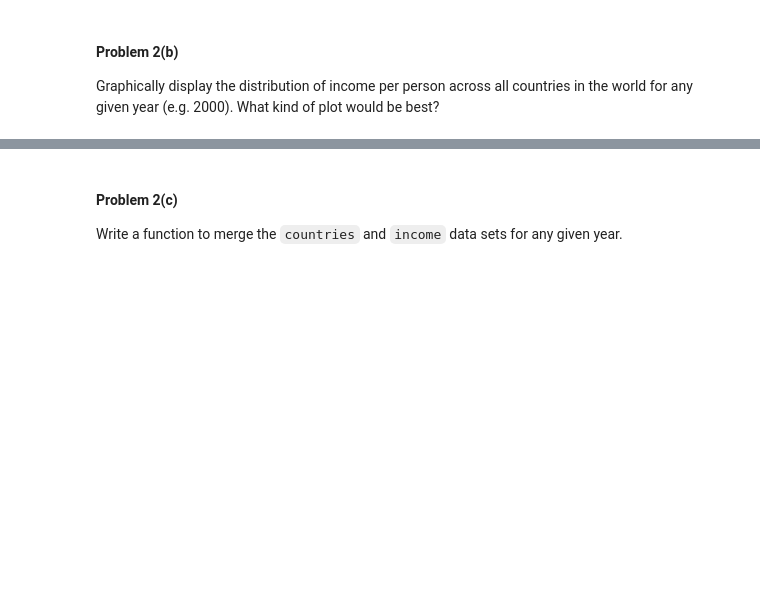
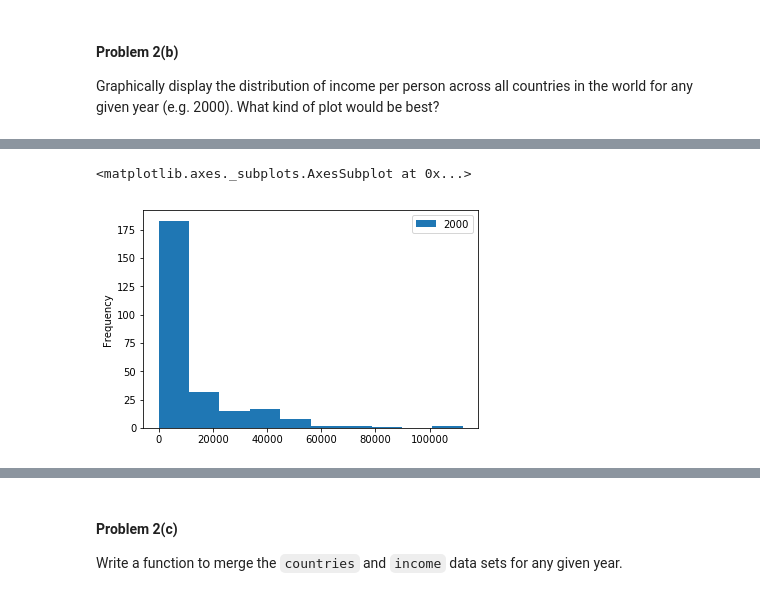
Before and after one commit to artgonline/2014, a Jupyter notebook: homework/HW1.ipynb, the cells around one changed output, grey strips where cells are left out. Cells and saved outputs as stored; diff of their text form; code cells hidden in the pictures; blank space fills up the shorter version.

```diff
--- a/homework/HW1.ipynb
+++ b/homework/HW1.ipynb
@@ -248,0 +250,5 @@ Graphically display the distribution of income per person across all countries i
+# %%
+pltdata.plot.hist()
+# %% [output]
+<matplotlib.axes._subplots.AxesSubplot at 0x...>
+[figure, added]
```
Also changed, not shown: parts of 7 cells of this notebook.
